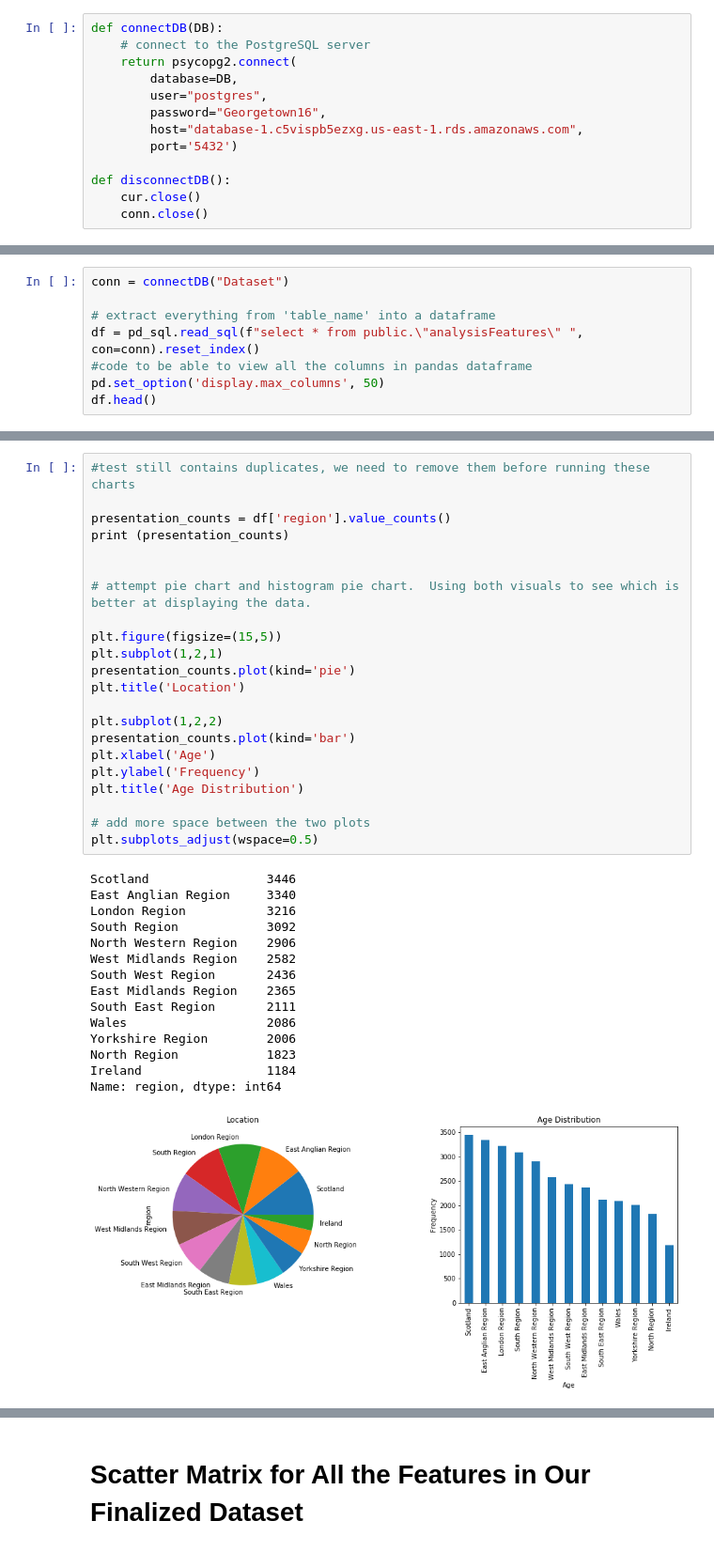
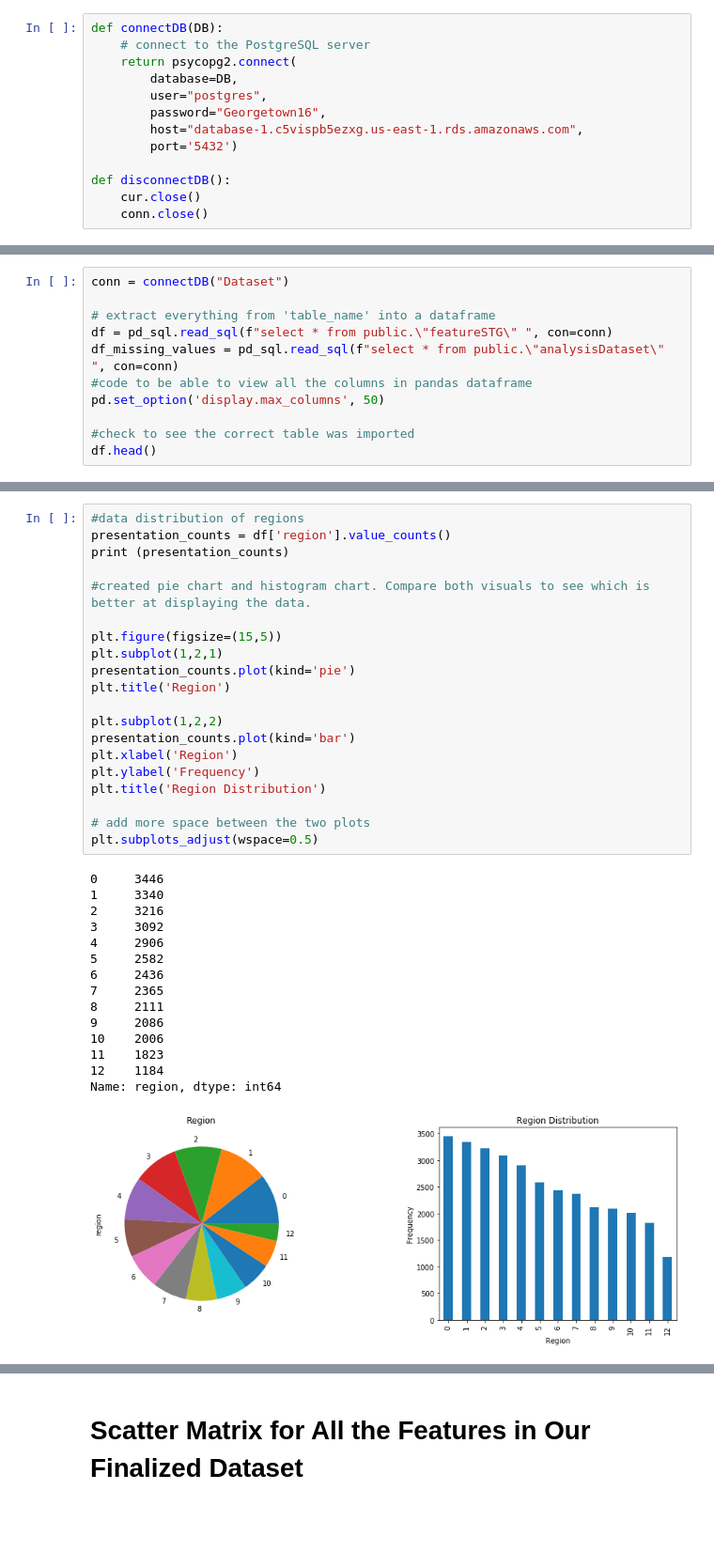
Before and after one commit to lmschreib/Exploratory-Data-Analysis, a Jupyter notebook: Exploratory Data Analysis Connected to Database.ipynb, the cells around one changed output, grey strips where cells are left out. Shown at 94% size. Cells and saved outputs as stored; diff of their text form; blank space fills up the shorter version.

```diff
--- a/Exploratory Data Analysis Connected to Database.ipynb
+++ b/Exploratory Data Analysis Connected to Database.ipynb
@@ -41,8 +37,11 @@ except (Exception) as error:
 conn = connectDB("Dataset")
 
 # extract everything from 'table_name' into a dataframe
-df = pd_sql.read_sql(f"select * from public.\"analysisFeatures\" ", con=conn).reset_index()
+df = pd_sql.read_sql(f"select * from public.\"featureSTG\" ", con=conn)
+df_missing_values = pd_sql.read_sql(f"select * from public.\"analysisDataset\" ", con=conn)
 #code to be able to view all the columns in pandas dataframe
 pd.set_option('display.max_columns', 50)
+
+#check to see the correct table was imported
 df.head()
 # %% [output]
@@ -75,38 +83,36 @@ dtype: object
 # %%
-#test still contains duplicates, we need to remove them before running these charts
-
+#data distribution of regions
 presentation_counts = df['region'].value_counts()
 print (presentation_counts)
 
-
-# attempt pie chart and histogram pie chart.  Using both visuals to see which is better at displaying the data.
+#created pie chart and histogram chart. Compare both visuals to see which is better at displaying the data.
 
 plt.figure(figsize=(15,5))
 plt.subplot(1,2,1)
 presentation_counts.plot(kind='pie')
-plt.title('Location')
+plt.title('Region')
 
 plt.subplot(1,2,2)
 presentation_counts.plot(kind='bar')
-plt.xlabel('Age')
+plt.xlabel('Region')
 plt.ylabel('Frequency')
-plt.title('Age Distribution')
+plt.title('Region Distribution')
 
 # add more space between the two plots
 plt.subplots_adjust(wspace=0.5)
 # %% [output]
-Scotland                3446
-East Anglian Region     3340
-London Region           3216
-South Region            3092
-North Western Region    2906
-West Midlands Region    2582
-South West Region       2436
-East Midlands Region    2365
-South East Region       2111
-Wales                   2086
-Yorkshire Region        2006
-North Region            1823
-Ireland                 1184
+0     3446
+1     3340
+2     3216
+3     3092
+4     2906
+5     2582
+6     2436
+7     2365
+8     2111
+9     2086
+10    2006
+11    1823
+12    1184
 Name: region, dtype: int64
-[figure, old version]
+[figure, new version]
```
Also changed, not shown: parts of 45 cells of this notebook.
